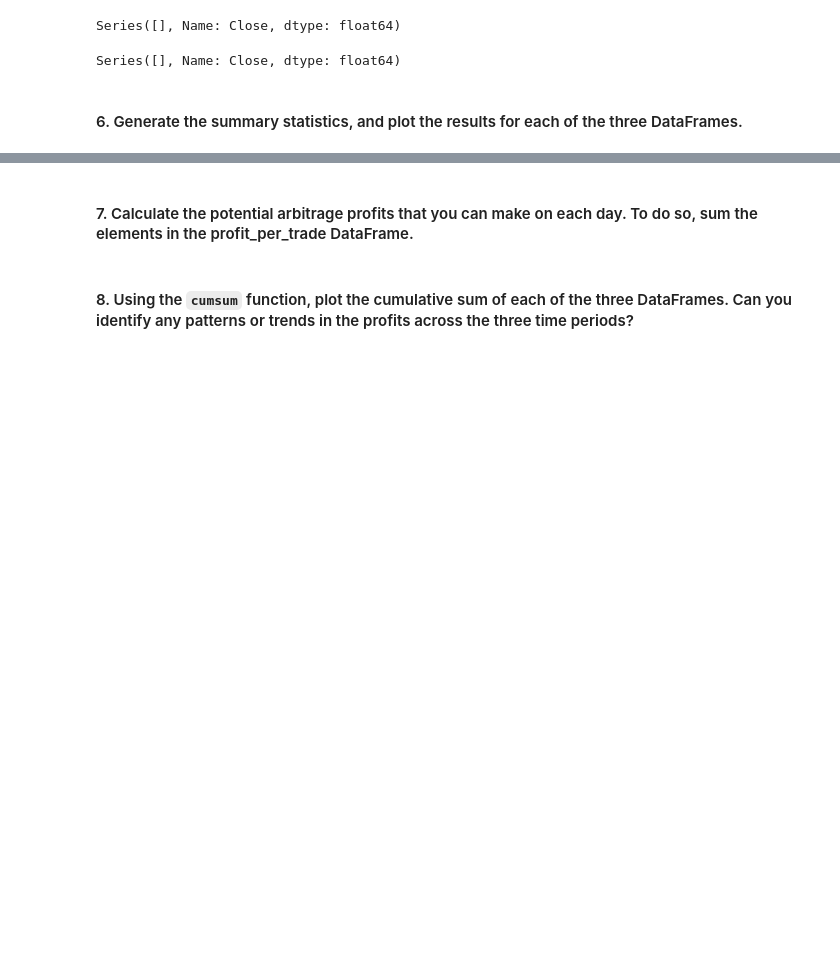
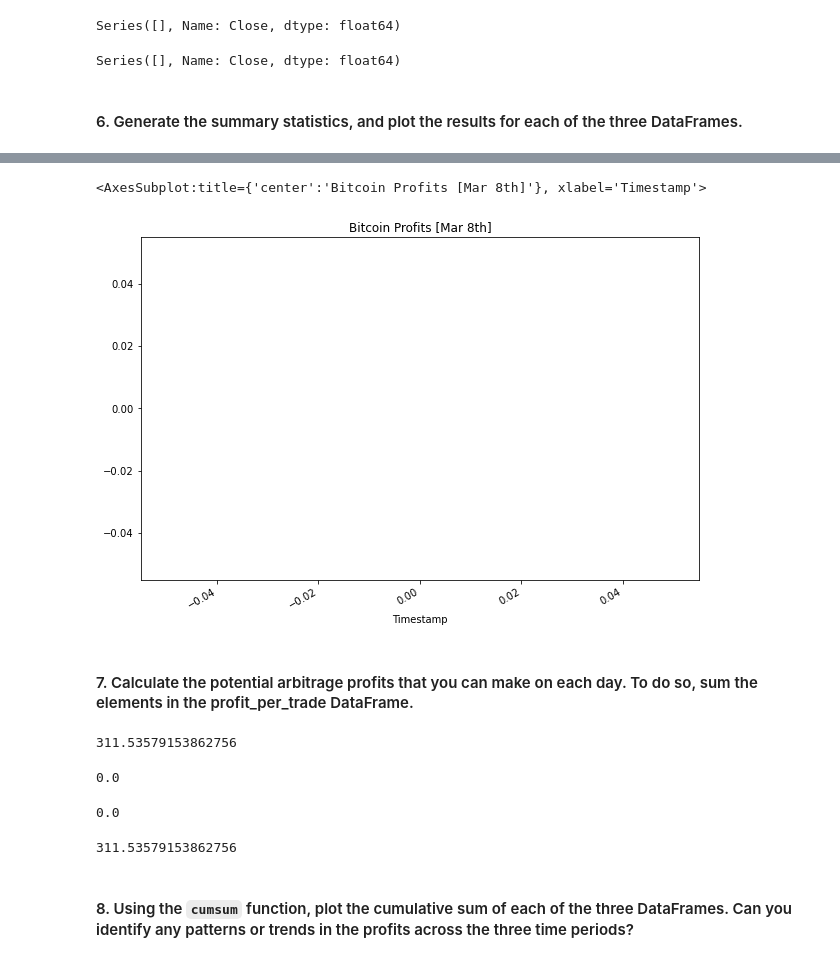
Before and after one commit to MC-Stream/The-Silver-Room, a Jupyter notebook: Module3-C/crypto_arbitrage.ipynb, the cells around one changed output, grey strips where cells are left out. Saved outputs shown, nothing was run; the diff lists cells and outputs as text; code cells hidden in the pictures; blank space fills up the shorter version.

```diff
--- a/Module3-C/crypto_arbitrage.ipynb
+++ b/Module3-C/crypto_arbitrage.ipynb
@@ -740,8 +785,34 @@ profit_per_trade_early.describe()
+# %%
+# Plot the results for the late profit per trade DataFrame
+profit_per_trade_late.plot(figsize=(10, 7), title="Bitcoin Profits [Mar 8th]")
+# %% [output]
+<AxesSubplot:title={'center':'Bitcoin Profits [Mar 8th]'}, xlabel='Timestamp'>
+[figure, added]
 # %% [markdown]
 #### 7. Calculate the potential arbitrage profits that you can make on each day. To do so, sum the elements in the profit_per_trade DataFrame.
 # %%
 # Calculate the sum of the potential profits for the early profit per trade DataFrame
-# YOUR CODE HERE
+profit_sum_early = profit_per_trade_early.sum()
+profit_sum_early
+# %% [output]
+311.53579153862756
+# %%
+# Calculate the sum of the potential profits for the middle profit per trade DataFrame
+profit_sum_middle = profit_per_trade_middle.sum()
+profit_sum_middle
+# %% [output]
+0.0
+# %%
+# Calculate the sum of the potential profits for the late profit per trade DataFrame
+profit_sum_late = profit_per_trade_late.sum()
+profit_sum_late
+# %% [output]
+0.0
+# %%
+profit_sum_total = profit_sum_early + profit_sum_middle + profit_sum_late
+profit_sum_total
+# %% [output]
+311.53579153862756
 # %% [markdown]
 #### 8. Using the `cumsum` function, plot the cumulative sum of each of the three DataFrames. Can you identify any patterns or trends in the profits across the three time periods?
 # %%
```
Also changed, not shown: parts of 10 cells of this notebook.
